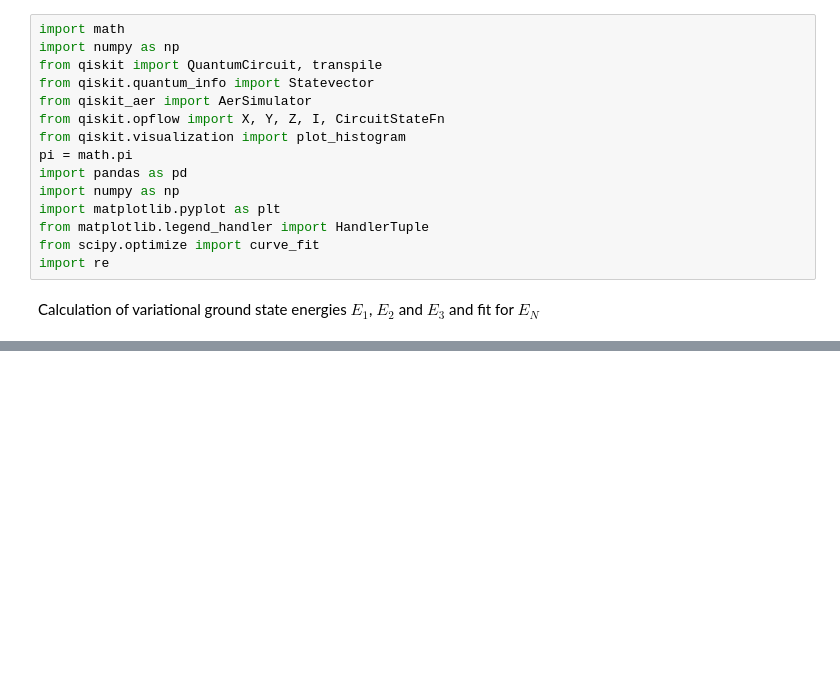
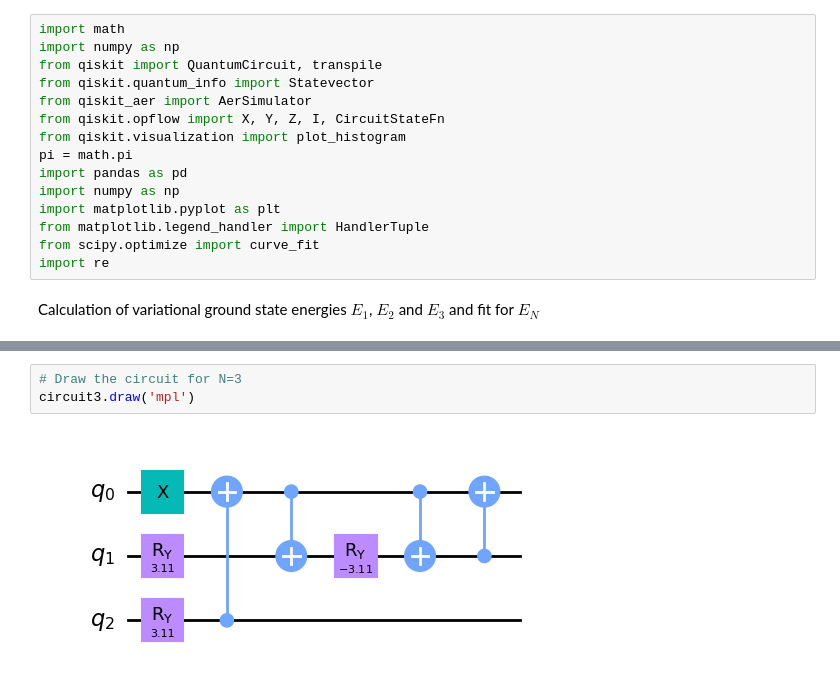
Before and after one commit to diegoscantam/2qubits, a Jupyter notebook: deuteron.ipynb, the cells around one changed output, grey strips where cells are left out. Saved outputs shown, nothing was run; the diff lists cells and outputs as text; blank space fills up the shorter version.

```diff
--- a/deuteron.ipynb
+++ b/deuteron.ipynb
@@ -139,3 +141,8 @@ Lowest trial energy for N=3:  -2.0444 MeV
+# %%
+# Draw the circuit for N=3
+circuit3.draw('mpl')
+# %% [output]
+[figure, added]
 # %%
 # List of trial energies
 E_data = np.array([E_1, E_2, E_3])
```
Also changed, not shown: parts of 3 cells of this notebook, 1 other file.
